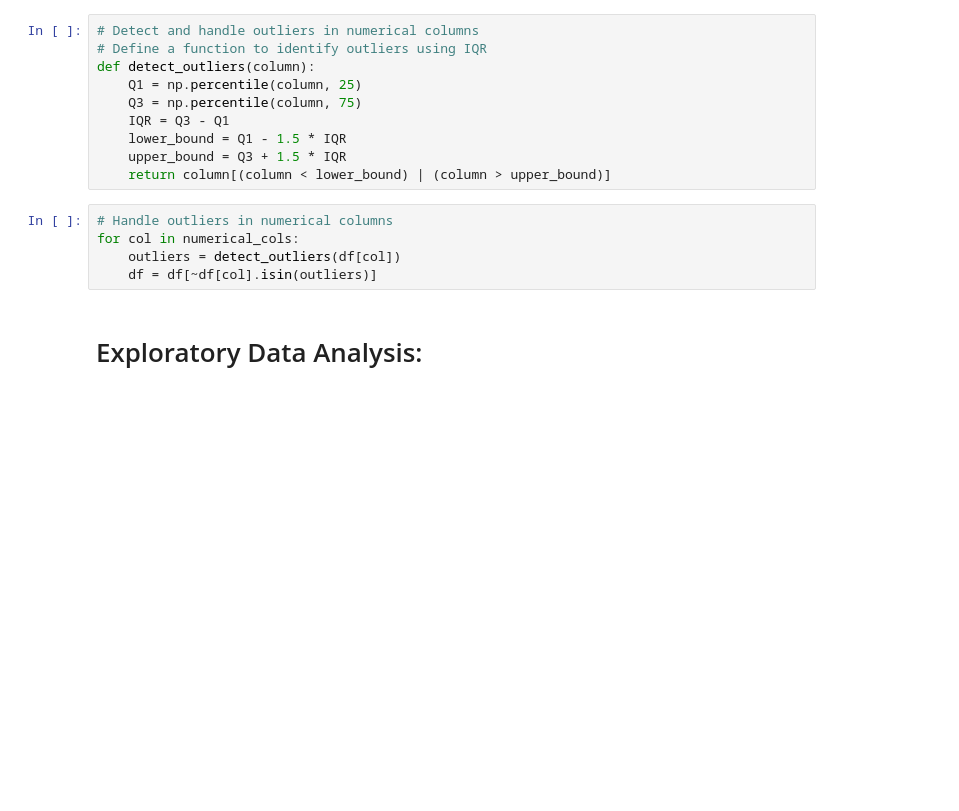
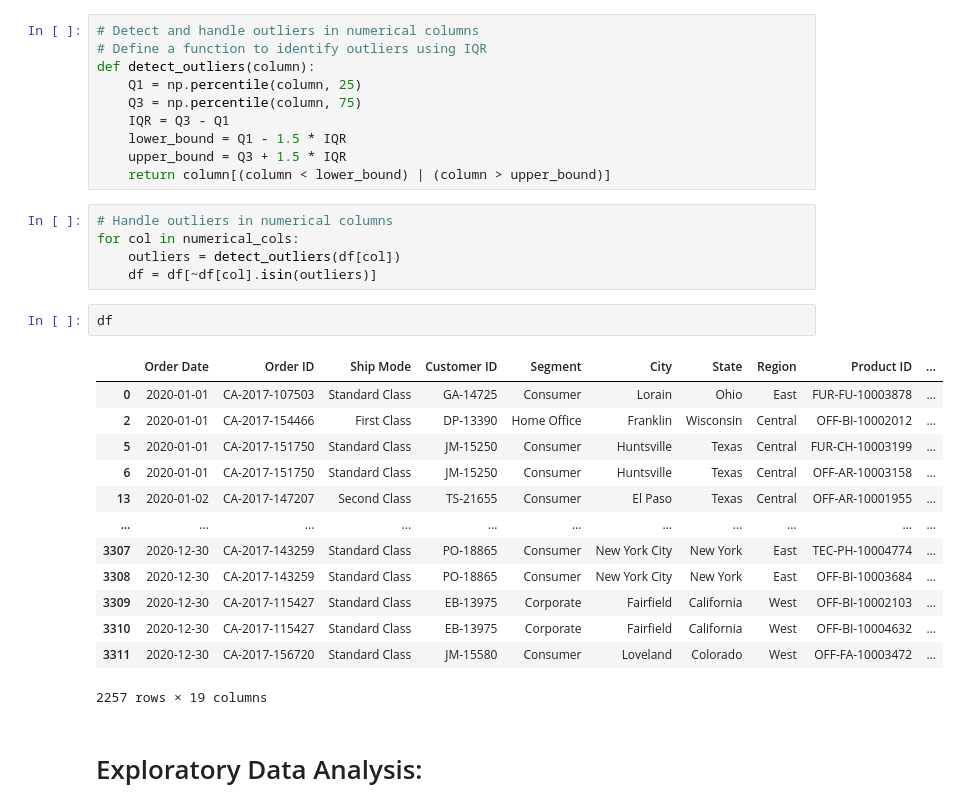
Before and after one commit to lucavinicius/E-Commerce, a Jupyter notebook: Code/E_Commerce_Analysis.ipynb, the cells around one changed output. Cells and saved outputs as stored; diff of their text form; blank space fills up the shorter version.

```diff
--- a/Code/E_Commerce_Analysis.ipynb
+++ b/Code/E_Commerce_Analysis.ipynb
@@ -650,6 +666,22 @@ def detect_outliers(column):
 for col in numerical_cols:
     outliers = detect_outliers(df[col])
     df = df[~df[col].isin(outliers)]
+# %%
+df
+# %% [output]
+|  | Order Date | Order ID | Ship Mode | Customer ID | Segment | City | State | Region | Product ID | ... |
+| 0 | 2020-01-01 | CA-2017-107503 | Standard Class | GA-14725 | Consumer | Lorain | Ohio | East | FUR-FU-10003878 | ... |
+| 2 | 2020-01-01 | CA-2017-154466 | First Class | DP-13390 | Home Office | Franklin | Wisconsin | Central | OFF-BI-10002012 | ... |
+| 5 | 2020-01-01 | CA-2017-151750 | Standard Class | JM-15250 | Consumer | Huntsville | Texas | Central | FUR-CH-10003199 | ... |
+| 6 | 2020-01-01 | CA-2017-151750 | Standard Class | JM-15250 | Consumer | Huntsville | Texas | Central | OFF-AR-10003158 | ... |
+| 13 | 2020-01-02 | CA-2017-147207 | Second Class | TS-21655 | Consumer | El Paso | Texas | Central | OFF-AR-10001955 | ... |
+| ... | ... | ... | ... | ... | ... | ... | ... | ... | ... | ... |
+| 3307 | 2020-12-30 | CA-2017-143259 | Standard Class | PO-18865 | Consumer | New York City | New York | East | TEC-PH-10004774 | ... |
+| 3308 | 2020-12-30 | CA-2017-143259 | Standard Class | PO-18865 | Consumer | New York City | New York | East | OFF-BI-10003684 | ... |
+| 3309 | 2020-12-30 | CA-2017-115427 | Standard Class | EB-13975 | Corporate | Fairfield | California | West | OFF-BI-10002103 | ... |
+| 3310 | 2020-12-30 | CA-2017-115427 | Standard Class | EB-13975 | Corporate | Fairfield | California | West | OFF-BI-10004632 | ... |
+| 3311 | 2020-12-30 | CA-2017-156720 | Standard Class | JM-15580 | Consumer | Loveland | Colorado | West | OFF-FA-10003472 | ... |
+2257 rows × 19 columns
 # %% [markdown]
 # Exploratory Data Analysis:
 # %%
```
Also changed, not shown: parts of 3 cells of this notebook.
